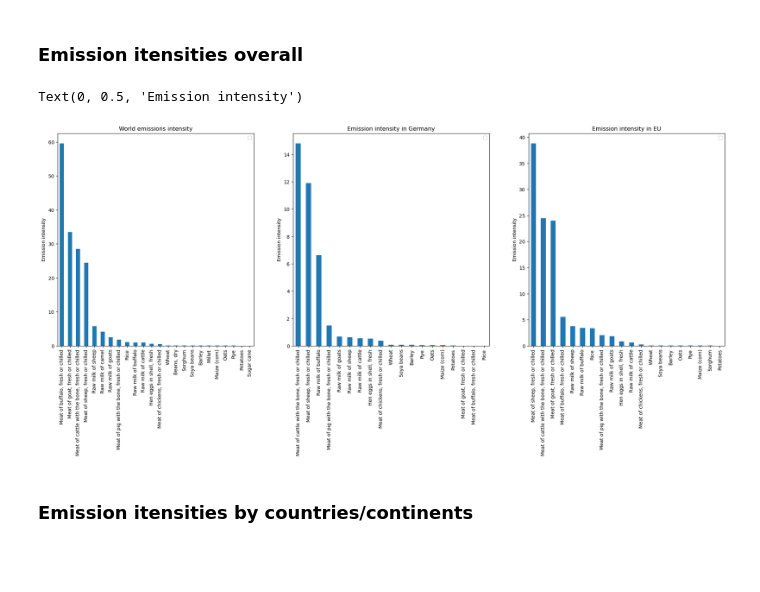
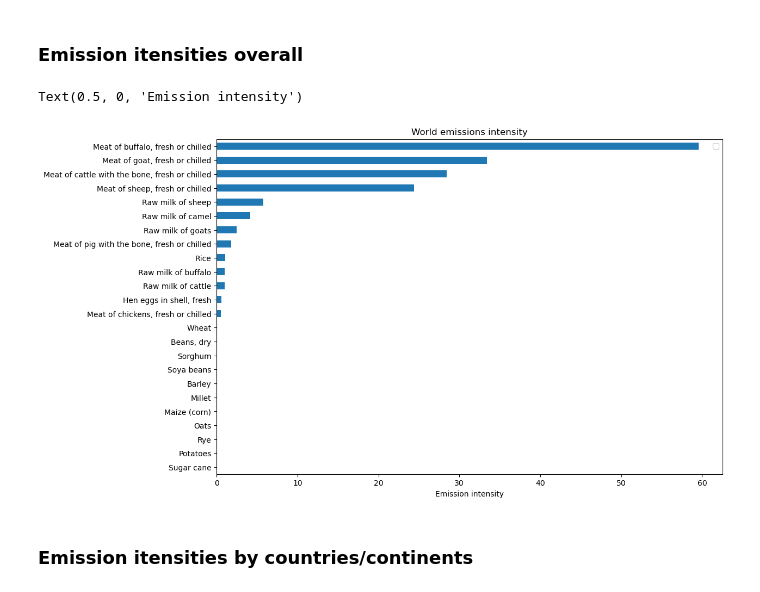
Before and after one commit to kostinam/neuefische-capstone, a Jupyter notebook: cl-eda.ipynb, the cells around one changed output. Cells and saved outputs as stored; diff of their text form; code cells hidden in the pictures; blank space fills up the shorter version.

```diff
--- a/cl-eda.ipynb
+++ b/cl-eda.ipynb
@@ -413,3 +657,7 @@ Text(0.5, 1.0, 'Emissions by item group in 2020')
 ### Item comparison - emission itensities
 # %%
 prod_emis_intensities = df_prod_emis[(df_prod_emis.year == 2020) & (df_prod_emis.emissions_co2eq_combined_in_kt.notnull())]
+# %%
+prod_emis_intensities_names = prod_emis_intensities
+prod_emis_intensities_names['item'].replace('fresh', '', inplace=True)
+prod_emis_intensities_names
@@ -416,35 +682,29 @@ prod_emis_intensities = df_prod_emis[(df_prod_emis.year == 2020) & (df_prod_emis
 # %% [markdown]
 ### Emission itensities overall
 # %%
-prod_emis_intensities_grouped_1 = prod_emis_intensities[prod_emis_intensities['special_area'] == 'World']
-prod_emis_intensities_grouped_1 = prod_emis_intensities_grouped_1[['item', 'emissions_intensity_combined_in_kg_co2eq_per_kg']].groupby(['item'], as_index=False).agg('mean').sort_values(by='emissions_intensity_combined_in_kg_co2eq_per_kg', ascending=False)
-prod_emis_intensities_grouped_2 = prod_emis_intensities[prod_emis_intensities['country'] == 'Germany']
-prod_emis_intensities_grouped_2= prod_emis_intensities_grouped_2[['item', 'emissions_intensity_combined_in_kg_co2eq_per_kg']].groupby(['item'], as_index=False).agg('mean').sort_values(by='emissions_intensity_combined_in_kg_co2eq_per_kg', ascending=False)
-prod_emis_intensities_grouped_3 = prod_emis_intensities[prod_emis_intensities['special_area'] == 'European Union (27)']
-prod_emis_intensities_grouped_3= prod_emis_intensities_grouped_3[['item', 'emissions_intensity_combined_in_kg_co2eq_per_kg']].groupby(['item'], as_index=False).agg('mean').sort_values(by='emissions_intensity_combined_in_kg_co2eq_per_kg', ascending=False)
+prod_emis_intensities_names_grouped_1 = prod_emis_intensities_names[prod_emis_intensities_names['special_area'] == 'World']
+prod_emis_intensities_names_grouped_1 = prod_emis_intensities_names_grouped_1[['item', 'emissions_intensity_combined_in_kg_co2eq_per_kg']].groupby(['item'], as_index=False).agg('mean').sort_values(by='emissions_intensity_combined_in_kg_co2eq_per_kg', ascending=True)
+prod_emis_intensities_names_grouped_2 = prod_emis_intensities_names[prod_emis_intensities_names['country'] == 'Germany']
+prod_emis_intensities_names_grouped_2= prod_emis_intensities_names_grouped_2[['item', 'emissions_intensity_combined_in_kg_co2eq_per_kg']].groupby(['item'], as_index=False).agg('mean').sort_values(by='emissions_intensity_combined_in_kg_co2eq_per_kg', ascending=True)
+prod_emis_intensities_names_grouped_3 = prod_emis_intensities_names[prod_emis_intensities_names['special_area'] == 'European Union (27)']
+prod_emis_intensities_names_grouped_3= prod_emis_intensities_names_grouped_3[['item', 'emissions_intensity_combined_in_kg_co2eq_per_kg']].groupby(['item'], as_index=False).agg('mean').sort_values(by='emissions_intensity_combined_in_kg_co2eq_per_kg', ascending=True)
 
-fig, axes = plt.subplots(1, 3, figsize=(25, 8))
+fig, axes = plt.subplots(1, 1, figsize=(12, 8))
 
-prod_emis_intensities_grouped_1.plot.bar(x='item', y='emissions_intensity_combined_in_kg_co2eq_per_kg', ax=axes[0])
-axes[0].set_title('World emissions intensity')
-axes[0].set_xlabel('')
-axes[0].legend('')
-axes[0].set_ylabel('Emission intensity')
+prod_emis_intensities_names_grouped_1.plot.barh(x='item', y='emissions_intensity_combined_in_kg_co2eq_per_kg', ax=axes)
+axes.set_title('World emissions intensity')
+axes.set_ylabel('')
+axes.legend('')
+axes.set_xlabel('Emission intensity')
 
-prod_emis_intensities_grouped_2.plot.bar(x='item', y='emissions_intensity_combined_in_kg_co2eq_per_kg', ax=axes[1])
-axes[1].set_title('Emission intensity in Germany')
-axes[1].set_xlabel('')
-axes[1].legend('')
-axes[1].set_ylabel('Emission intensity')
-
-prod_emis_intensities_grouped_3.plot.bar(x='item', y='emissions_intensity_combined_in_kg_co2eq_per_kg', ax=axes[2])
-axes[2].set_title('Emission intensity in EU')
-axes[2].set_xlabel('')
-axes[2].legend('')
-axes[2].set_ylabel('Emission intensity')
+#prod_emis_intensities_names_grouped_2.plot.barh(x='item', y='emissions_intensity_combined_in_kg_co2eq_per_kg', ax=axes[1])
+#axes[1].set_title('Emission intensity in Germany')
+#axes[1].set_ylabel('')
+#axes[1].legend('')
+#axes[1].set_xlabel('Emission intensity')
 # %% [output]
-Text(0, 0.5, 'Emission intensity')
+Text(0.5, 0, 'Emission intensity')
-[figure, old version]
+[figure, new version]
 # %% [markdown]
 ### Emission itensities by countries/continents
 # %%
```
Also changed, not shown: parts of 20 cells of this notebook.
